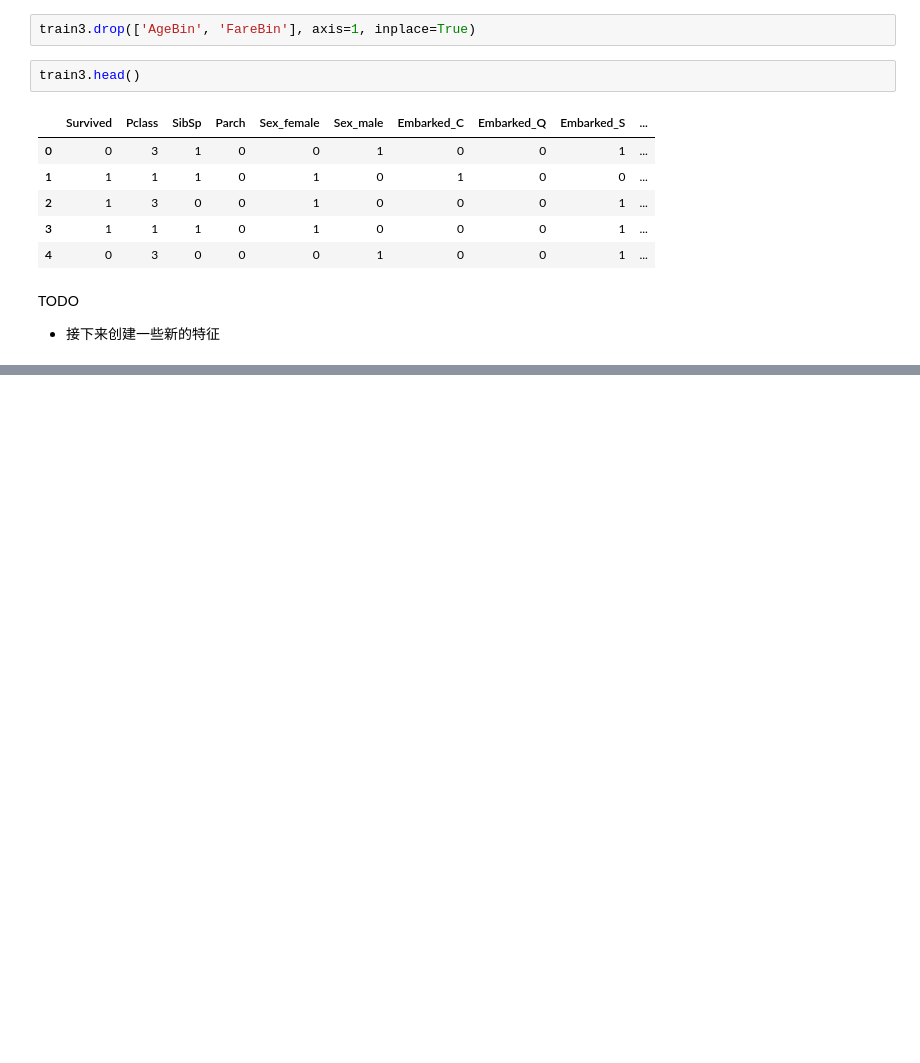
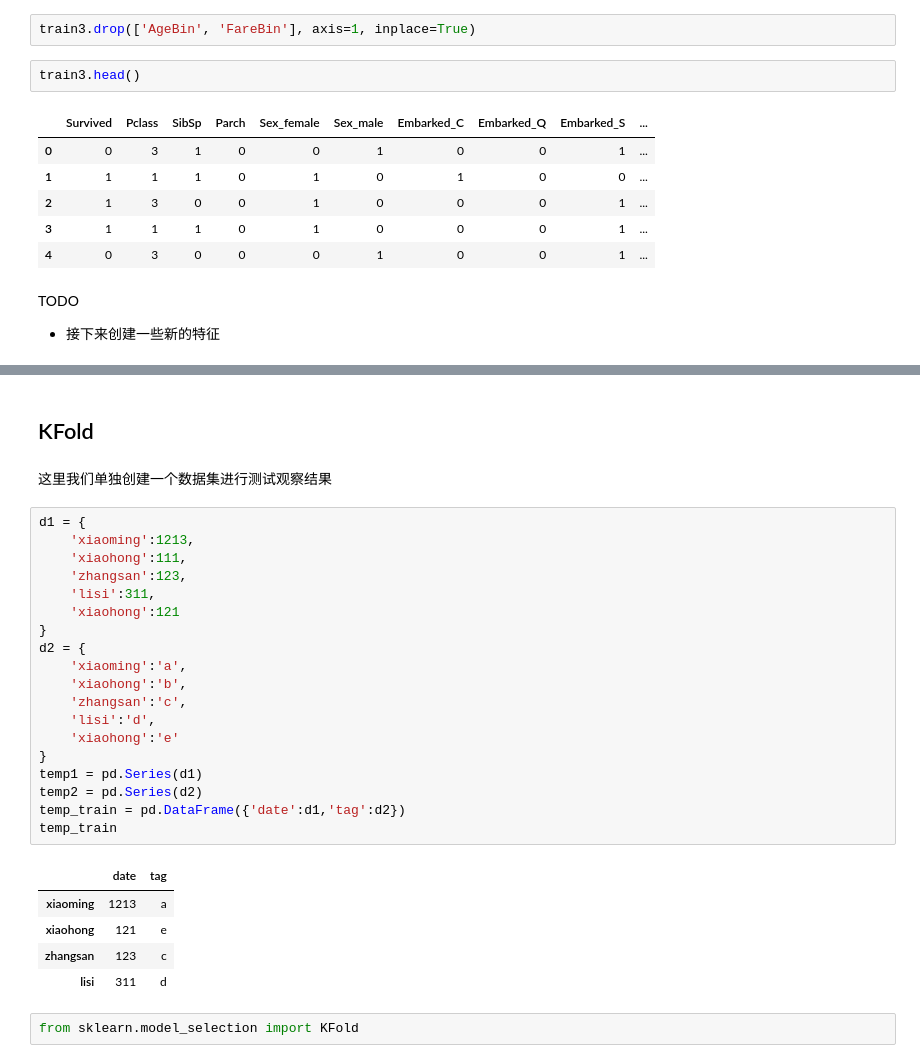
Before and after one commit to Miki123-gif/Competition-Training, a Jupyter notebook: 参照特征工程入门这本书.ipynb, the cells around one changed output, grey strips where cells are left out. Cells and saved outputs as stored; diff of their text form; blank space fills up the shorter version.

```diff
--- a/参照特征工程入门这本书.ipynb
+++ b/参照特征工程入门这本书.ipynb
@@ -972,0 +1359,31 @@ TODO
+# %% [markdown]
+## KFold
+# %% [markdown]
+这里我们单独创建一个数据集进行测试观察结果
+# %%
+d1 = {
+    'xiaoming':1213,
+    'xiaohong':111,
+    'zhangsan':123,
+    'lisi':311,
+    'xiaohong':121
+}
+d2 = {
+    'xiaoming':'a',
+    'xiaohong':'b',
+    'zhangsan':'c',
+    'lisi':'d',
+    'xiaohong':'e'
+}
+temp1 = pd.Series(d1)
+temp2 = pd.Series(d2)
+temp_train = pd.DataFrame({'date':d1,'tag':d2})
+temp_train
+# %% [output]
+|  | date | tag |
+| xiaoming | 1213 | a |
+| xiaohong | 121 | e |
+| zhangsan | 123 | c |
+| lisi | 311 | d |
+# %%
+from sklearn.model_selection import KFold
```
Also changed, not shown: parts of 101 cells of this notebook.
